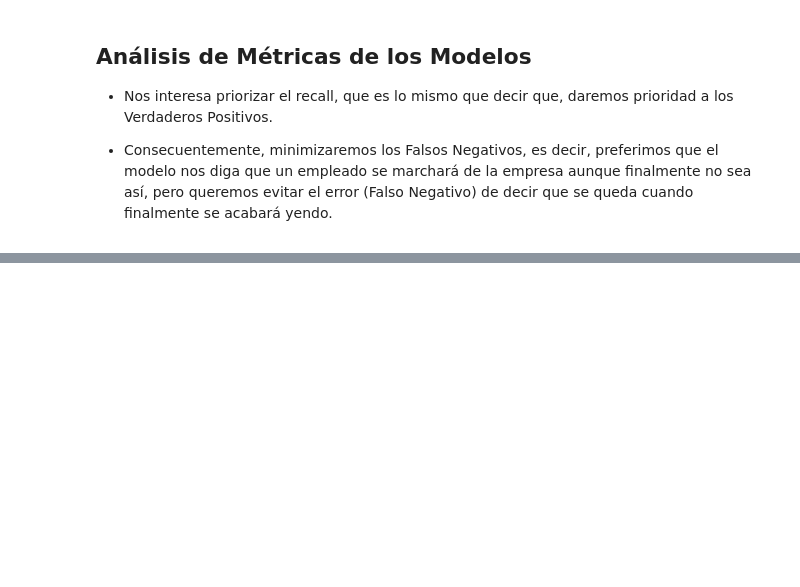
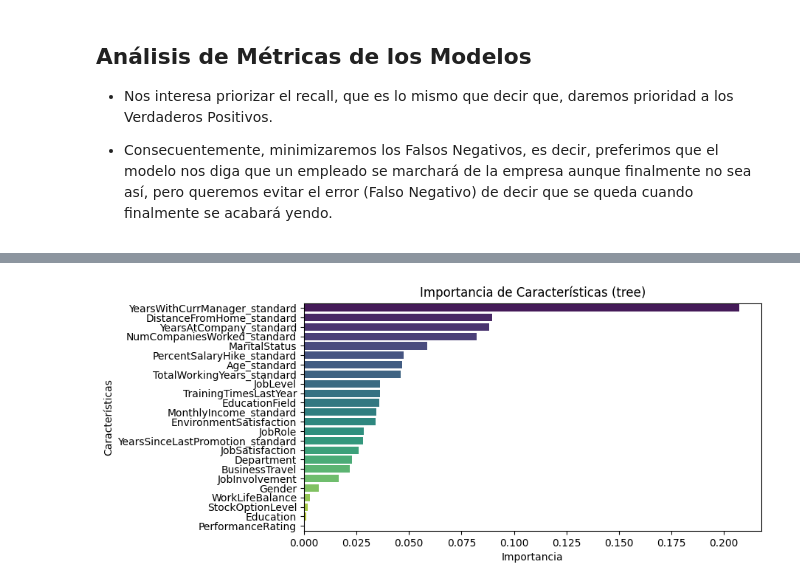
Before and after one commit to davfranco1/Proyecto8-PrediccionRetencionEmpleados, a Jupyter notebook: notebooks/modelo5/5-5_Modelos.ipynb, the cells around one changed output, grey strips where cells are left out. Saved outputs shown, nothing was run; the diff lists cells and outputs as text; code cells hidden in the pictures; blank space fills up the shorter version.

```diff
--- a/notebooks/modelo5/5-5_Modelos.ipynb
+++ b/notebooks/modelo5/5-5_Modelos.ipynb
@@ -183,0 +228,4 @@ analisis_mod_clas.shap_plots(["logistic_regression", "tree", "random_forest", "g
+# %%
+analisis_mod_clas.importancia_predictores("tree")
+# %% [output]
+[figure, added]
```
Also changed, not shown: parts of 30 cells of this notebook, 28 other files.
